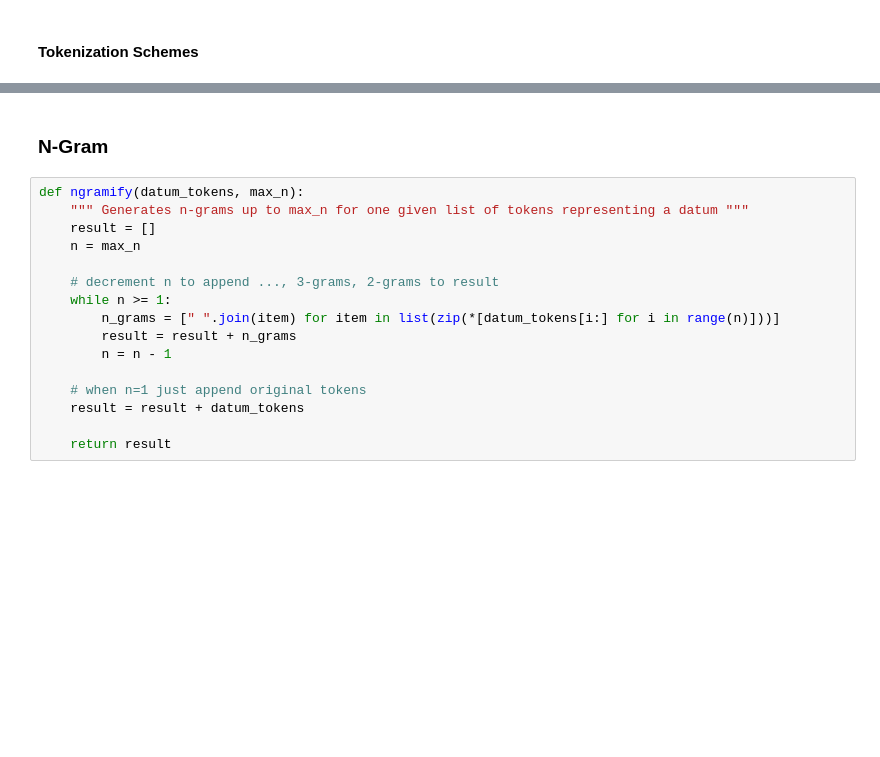
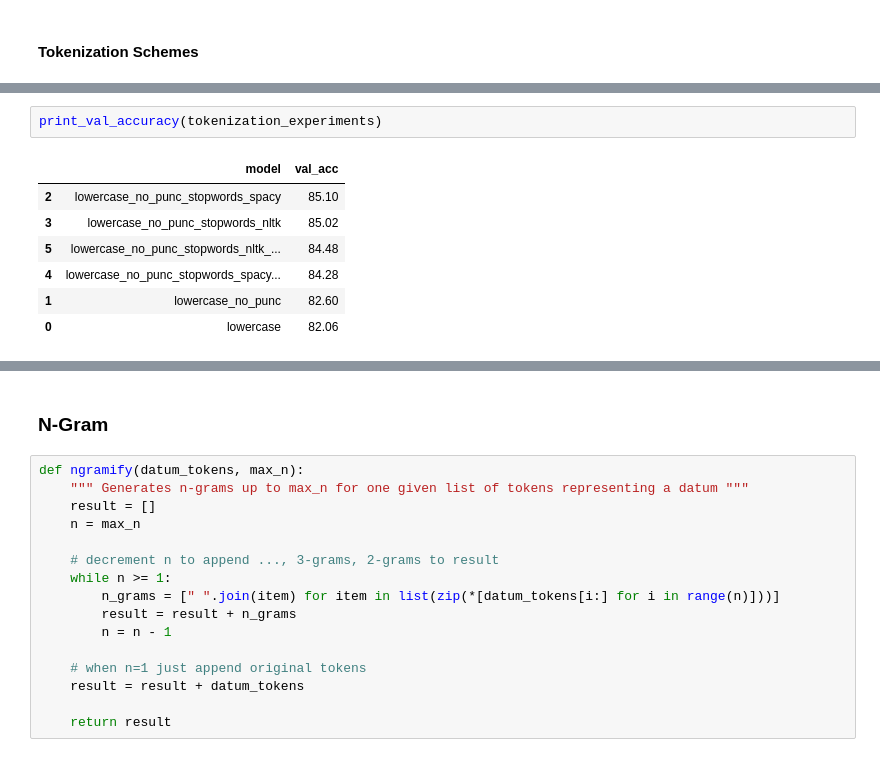
Before and after one commit to nyjgary/nlp-sentiment-analysis, a Jupyter notebook: nlp-sentiment-analysis.ipynb, the cells around one changed output, grey strips where cells are left out. Cells and saved outputs as stored; diff of their text form; blank space fills up the shorter version.

```diff
--- a/nlp-sentiment-analysis.ipynb
+++ b/nlp-sentiment-analysis.ipynb
@@ -441,0 +558,10 @@ def lower_case_remove_punc(parsed):
+# %%
+print_val_accuracy(tokenization_experiments)
+# %% [output]
+|  | model | val_acc |
+| 2 | lowercase_no_punc_stopwords_spacy | 85.10 |
+| 3 | lowercase_no_punc_stopwords_nltk | 85.02 |
+| 5 | lowercase_no_punc_stopwords_nltk_... | 84.48 |
+| 4 | lowercase_no_punc_stopwords_spacy... | 84.28 |
+| 1 | lowercase_no_punc | 82.60 |
+| 0 | lowercase | 82.06 |
```
Also changed, not shown: parts of 10 cells of this notebook.
